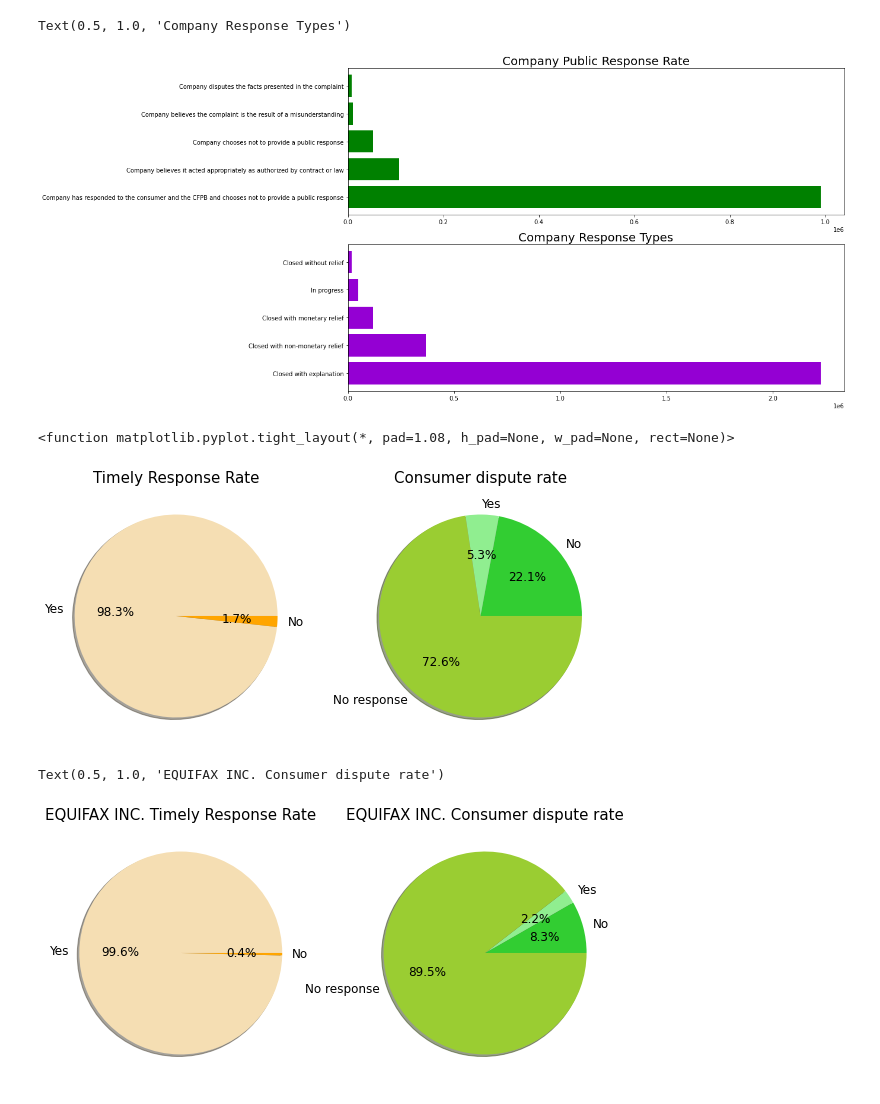
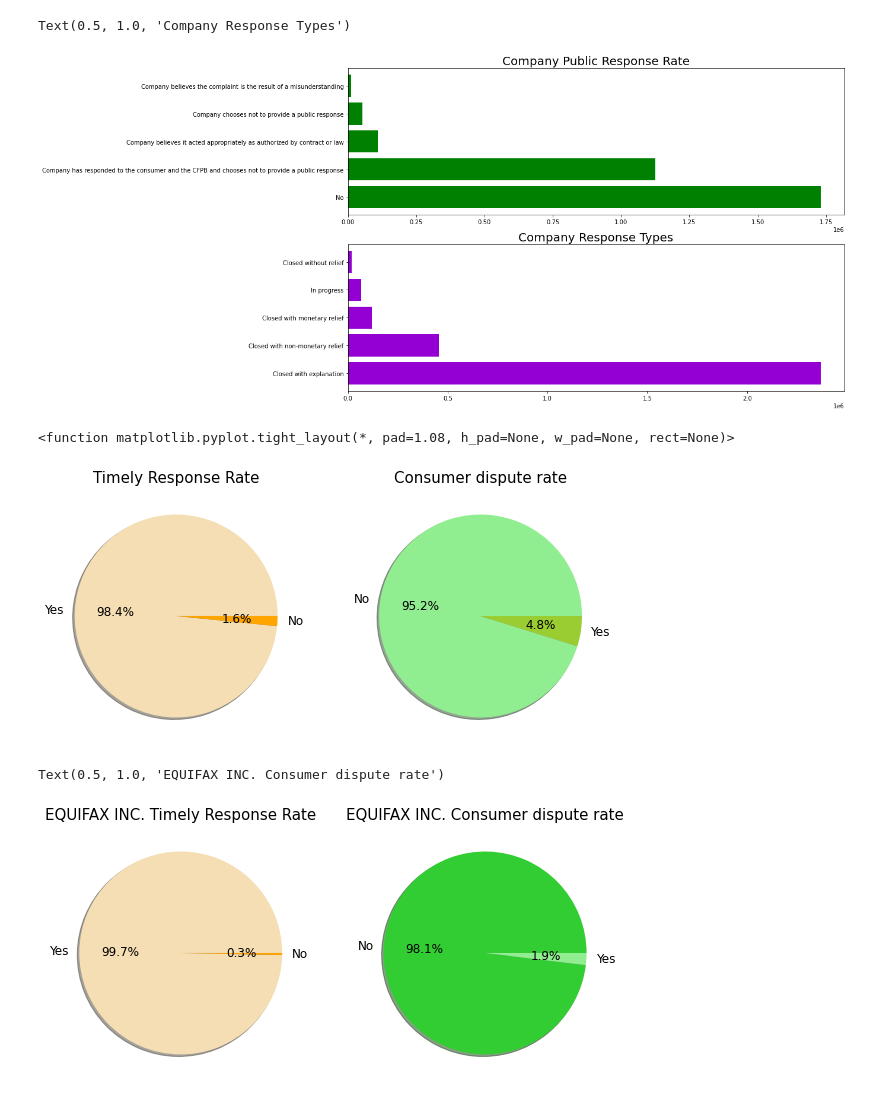
Before and after one commit to LukeXu3543/Consumer-Complaint-Project, a Jupyter notebook: Consumer Complaint Project.ipynb, the cells around one changed output. Drawn from its saved outputs; the diff is of its cells as text; code cells hidden in the pictures.

```diff
--- a/Consumer Complaint Project.ipynb
+++ b/Consumer Complaint Project.ipynb
@@ -29,0 +67,4 @@ complaint['Company'].unique().shape
+# %%
+complaint.index = complaint.loc[:,'Complaint ID']
+complaint.drop(['Complaint ID'], axis = 1, inplace = True)
+complaint.head()
@@ -29,0 +101,15 @@ complaint['Company'].unique().shape
+# %%
+# For sub-product, sub-issue, consumer-complaint narrative, company public response, tags, consumer consent provided,
+# and consumer disputed, we will replace null values with N/A. For State and Zip code, we will simply remove record with
+# missing values.
+complaint['Sub-product'].fillna('N/A',inplace = True)
+complaint['Sub-issue'].fillna('N/A',inplace = True)
+complaint['Consumer complaint narrative'].fillna('N/A',inplace = True)
+complaint['Company public response'].fillna('No',inplace = True)
+complaint['Tags'].fillna('N/A',inplace = True)
+complaint['Consumer consent provided?'].fillna('No',inplace = True)
+complaint['Consumer disputed?'].fillna('No',inplace = True)
+# %%
+noa = complaint.dropna()
+print('Missing values have been addressed! ')
+noa.head()
@@ -63,9 +179,9 @@ Name: Company, Length: 6445, dtype: int64
 # %%
 # Let's have a look at the changes in complaint numbers from 2012 to 2022. As indicated by the plot, complaint
-# number is generally increasing, peaking in 2021 and starting to decrease.
+# number is increasing, peaking in 2022.
 fig, ax = plt.subplots(figsize = (10,7))
-complaint['Date received'] = pd.to_datetime(complaint['Date received'])
-complaint['Year'] = complaint['Date received'].dt.year
+noa['Date received'] = pd.to_datetime(noa['Date received'])
+noa['Year'] = noa['Date received'].dt.year
 ax.set_title('Change in complaint number')
-complaint.groupby('Year')['Complaint ID'].count().plot(marker = 'D')
+noa.groupby('Year')['Date received'].count().plot(marker = 'D')
 # %% [output]
@@ -167,13 +293,13 @@ plt.show
 # Also, there are many cases where companies did not agree with the complaints and may even disputes the facts
 # presented in the complaints.
 fig, ax = plt.subplots(2,1,figsize = (15,10))
-x = complaint['Company public response'].value_counts().head().index
-y = complaint['Company public response'].value_counts().head().values
+x = noa['Company public response'].value_counts().head().index
+y = noa['Company public response'].value_counts().head().values
 ax[0].barh(x,y, color = 'g')
 ax[0].set_title('Company Public Response Rate',fontsize = 20)
 
-x1= complaint['Company response to consumer'].value_counts().head().index
-y1 = complaint['Company response to consumer'].value_counts().head().values
+x1= noa['Company response to consumer'].value_counts().head().index
+y1 = noa['Company response to consumer'].value_counts().head().values
 ax[1].barh(x1,y1, color = 'darkviolet')
 ax[1].set_title('Company Response Types',fontsize = 20)
 
@@ -184,7 +310,7 @@ ax[1].set_title('Company Response Types',fontsize = 20)
 # relief but closed the complaints.
 # %% [output]
 Text(0.5, 1.0, 'Company Response Types')
-[figure, old version]
+[figure, new version]
 # %%
 # Let's further look at if companies responsed timely and if consumers disputed.
 # As indicated by the charts, nearly all companies provided timely response to complaints, and only a very small
@@ -192,41 +318,37 @@ Text(0.5, 1.0, 'Company Response Types')
 
 fig, ax = plt.subplots(1,2, figsize = (10,7))
 
-ax[0].pie(complaint['Timely response?'].value_counts(), labels = complaint['Timely response?'].value_counts().index,
+ax[0].pie(noa['Timely response?'].value_counts(), labels = noa['Timely response?'].value_counts().index,
          autopct = '%1.1f%%', shadow = True, colors = ['wheat','orange'],textprops = {'fontsize':12})
 ax[0].set_title('Timely Response Rate', fontsize = 15)
 
-x2 = complaint['Consumer disputed?'].isna().sum()
-y2 = complaint['Consumer disputed?'].value_counts().values
-z = np.append(y2,x2)
-my_label = ['No','Yes','No response']
-ax[1].pie(z, labels = my_label, autopct = '%1.1f%%',textprops = {'fontsize':12},
-          colors = ['limegreen','lightgreen','yellowgreen'],shadow = True)
+ax[1].pie(noa['Consumer disputed?'].value_counts(), labels = noa['Consumer disputed?'].value_counts().index
+          , autopct = '%1.1f%%',textprops = {'fontsize':12},
+          colors = ['lightgreen','yellowgreen'],shadow = True)
 ax[1].set_title('Consumer dispute rate', fontsize = 15)
 plt.tight_layout
 # %% [output]
 <function matplotlib.pyplot.tight_layout(*, pad=1.08, h_pad=None, w_pad=None, rect=None)>
-[figure, old version]
+[figure, new version]
 # %%
 # Let's look at the response rate and consumer dispute rate of EQUIFAX, INC, which has the most complaint.
 # The charts indicate that EUIFAX INC. has a similar timely response rate to the industry. However, consumers are
 # more likely to not response, and there seem to be more dispute cases given the company's low no-dispute proportion.
 fig, ax = plt.subplots(1,2, figsize = (10,7))
-x = complaint[complaint['Company'] == 'EQUIFAX, INC.']['Timely response?'].value_counts()
-ax[0].pie(x,labels = complaint[complaint['Company'] == 'EQUIFAX, INC.']['Timely response?'].value_counts().index,
+x = noa[noa['Company'] == 'EQUIFAX, INC.']['Timely response?'].value_counts()
+ax[0].pie(x,labels = noa[noa['Company'] == 'EQUIFAX, INC.']['Timely response?'].value_counts().index,
          autopct = '%1.1f%%', shadow = True, colors = ['wheat','orange'],textprops = {'fontsize':12})
 ax[0].set_title('EQUIFAX INC. Timely Response Rate', fontsize = 15)
 
-x2 = complaint[complaint['Company'] == 'EQUIFAX, INC.']['Consumer disputed?'].isna().sum()
-y2 = complaint[complaint['Company'] == 'EQUIFAX, INC.']['Consumer disputed?'].value_counts().values
-z = np.append(y2,x2)
-my_label = ['No','Yes','No response']
-ax[1].pie(z, labels = my_label, autopct = '%1.1f%%',textprops = {'fontsize':12},
+
+ax[1].pie(noa[noa['Company'] == 'EQUIFAX, INC.']['Consumer disputed?'].value_counts(),
+          labels = noa[noa['Company'] == 'EQUIFAX, INC.']['Consumer disputed?'].value_counts().index,
+          autopct = '%1.1f%%',textprops = {'fontsize':12},
           colors = ['limegreen','lightgreen','yellowgreen'], shadow = True)
 ax[1].set_title('EQUIFAX INC. Consumer dispute rate', fontsize = 15)
 # %% [output]
 Text(0.5, 1.0, 'EQUIFAX INC. Consumer dispute rate')
-[figure, old version]
+[figure, new version]
 # %%
 # Looking into the tiny proportion of Non-timely responses, the chart indicates that for the whole industry, issues
 # with debt are top reasons. However, for EQUIFAX INC, things are very different. The chart indicates that issues
```
Also changed, not shown: parts of 85 cells of this notebook.
